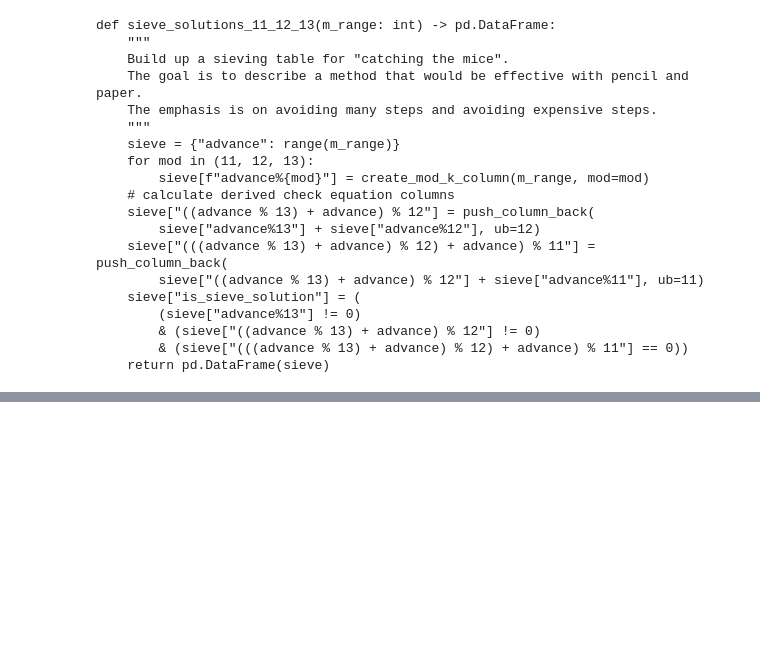
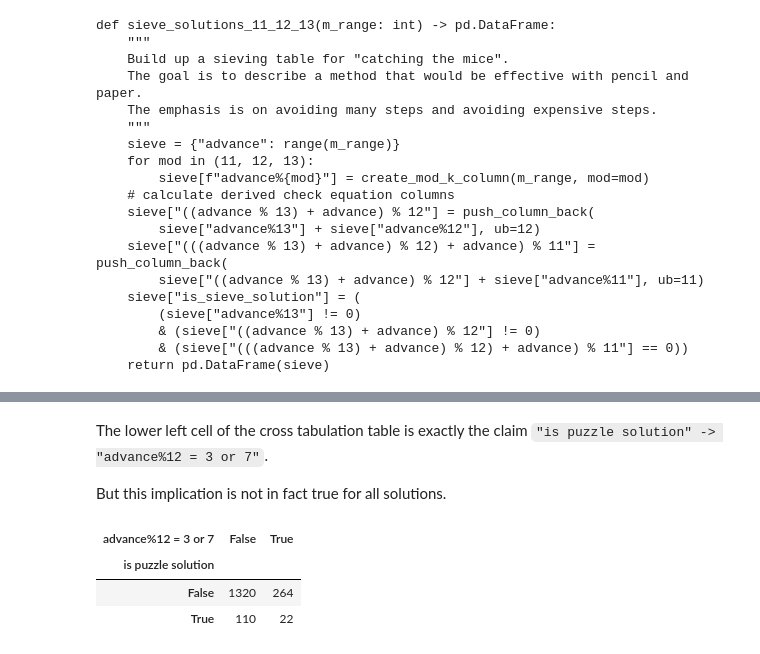
Before and after one commit to WinVector/Examples, a Jupyter notebook: puzzles/CatchingTheMice/catching_the_mice_sieve.ipynb, the cells around one changed output, grey strips where cells are left out. Drawn from its saved outputs; the diff is of its cells as text; code cells hidden in the pictures; blank space fills up the shorter version.

```diff
--- a/puzzles/CatchingTheMice/catching_the_mice_sieve.ipynb
+++ b/puzzles/CatchingTheMice/catching_the_mice_sieve.ipynb
@@ -344,0 +399,14 @@ def sieve_solutions_11_12_13(m_range: int) -> pd.DataFrame:
+# %% [markdown]
+The lower left cell of the cross tabulation table is exactly the claim `"is puzzle solution" -> "advance%12 = 3 or 7"`.
+
+But this implication is not in fact true for all solutions.
+# %%
+pd.crosstab(
+    twelve_conjecture_frame['is puzzle solution'],
+    twelve_conjecture_frame['advance%12 = 3 or 7']
+)
+# %% [output]
+| advance%12 = 3 or 7 | False | True |
+| is puzzle solution |  |  |
+| False | 1320 | 264 |
+| True | 110 | 22 |
```
Also changed, not shown: parts of 10 cells of this notebook.
